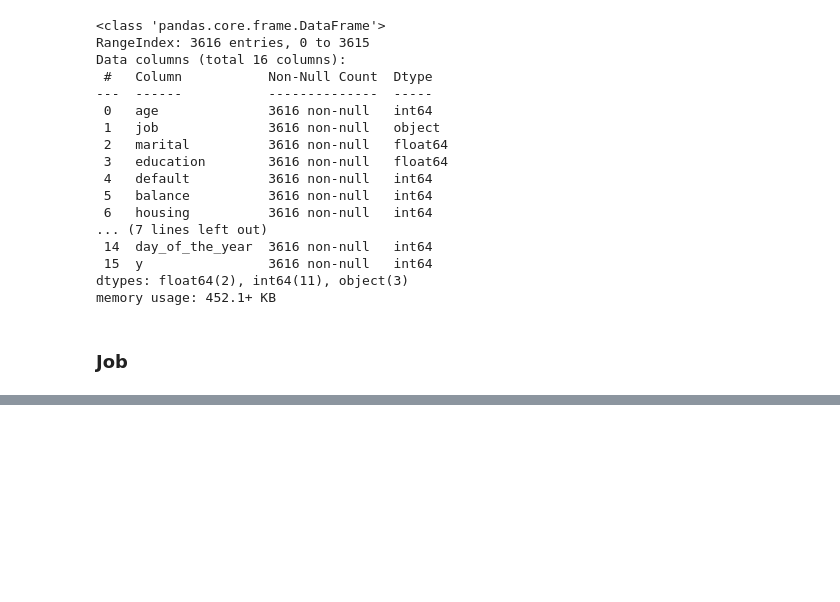
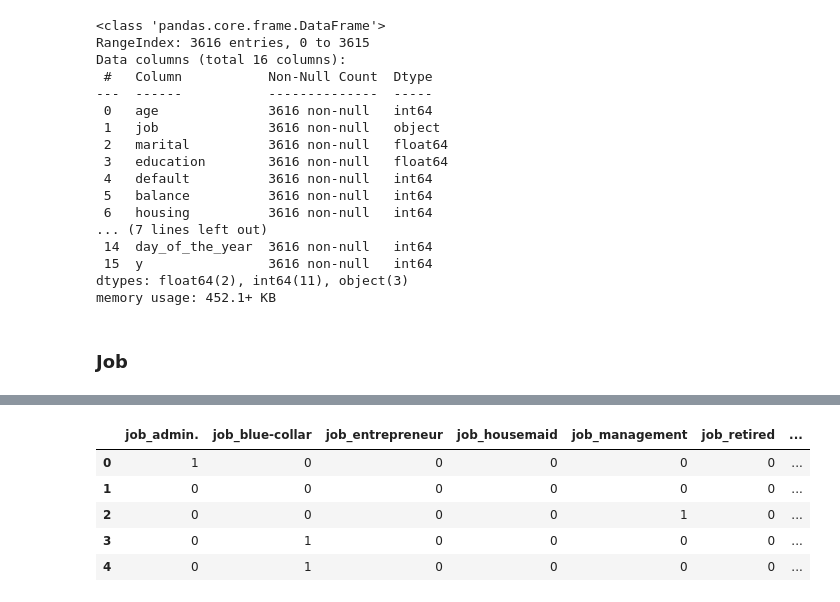
Before and after one commit to UserKrzysztof/MachineLearning-project1, a Jupyter notebook: code/features_engineering_v0.ipynb, the cells around one changed output, grey strips where cells are left out. Drawn from its saved outputs; the diff is of its cells as text; code cells hidden in the pictures; blank space fills up the shorter version.

```diff
--- a/code/features_engineering_v0.ipynb
+++ b/code/features_engineering_v0.ipynb
@@ -141,0 +152,3 @@ memory usage: 452.1+ KB
+# %%
+oe = OneHotEncoder(sparse_output=False)
+job_transformed = oe.fit_transform(bank_data_df.loc[:, bank_data_df.columns == "job"])
@@ -141,0 +166,3 @@ memory usage: 452.1+ KB
+# %%
+tmp = pd.DataFrame(data=job_transformed ,columns= oe.get_feature_names_out().tolist(), dtype= "int64")
+tmp.info()
@@ -141,0 +189,9 @@ memory usage: 452.1+ KB
+# %%
+tmp.head()
+# %% [output]
+|  | job_admin. | job_blue-collar | job_entrepreneur | job_housemaid | job_management | job_retired | ... |
+| 0 | 1 | 0 | 0 | 0 | 0 | 0 | ... |
+| 1 | 0 | 0 | 0 | 0 | 0 | 0 | ... |
+| 2 | 0 | 0 | 0 | 0 | 1 | 0 | ... |
+| 3 | 0 | 1 | 0 | 0 | 0 | 0 | ... |
+| 4 | 0 | 1 | 0 | 0 | 0 | 0 | ... |
```
Also changed, not shown: parts of 28 cells of this notebook.
